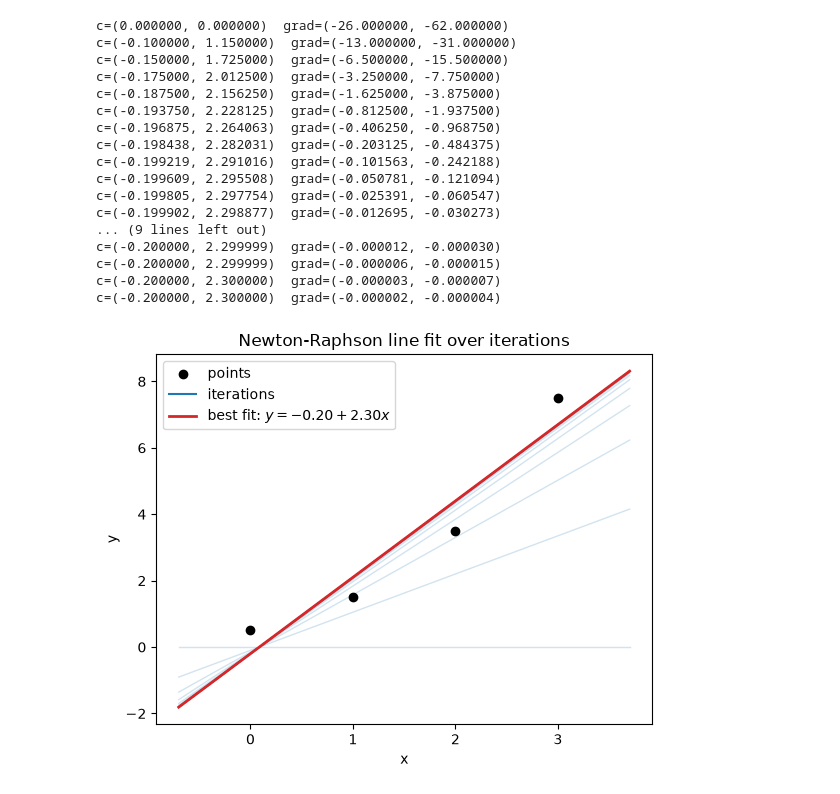
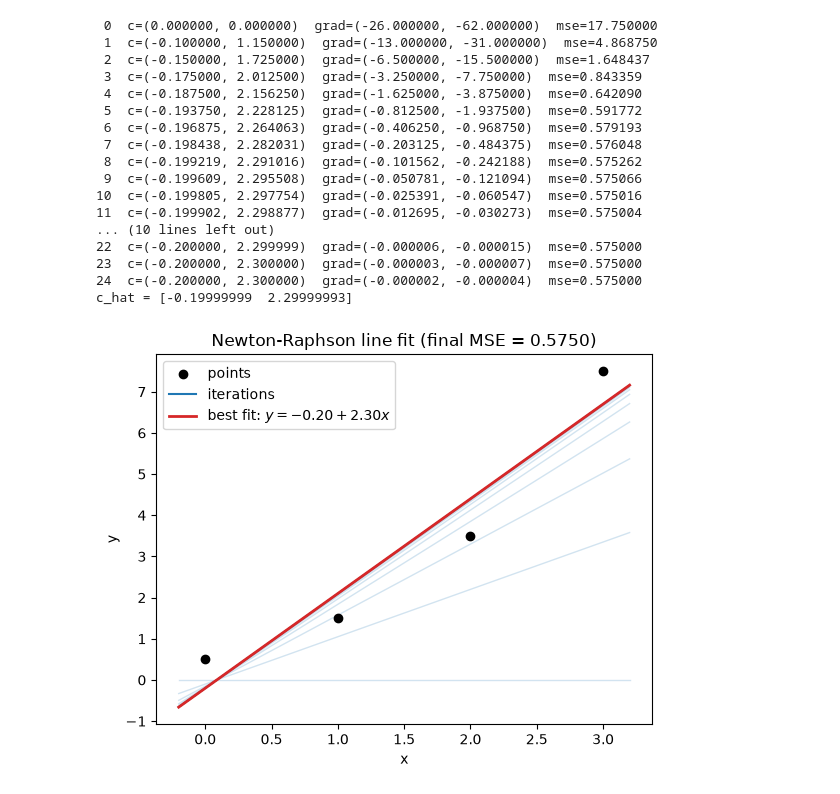
Before and after one commit to helmet323/helmet323.github.io, a Jupyter notebook: 1/fitting-equation.ipynb, the cells around one changed output. Saved outputs shown, nothing was run; the diff lists cells and outputs as text; code cells hidden in the pictures.

```diff
--- a/1/fitting-equation.ipynb
+++ b/1/fitting-equation.ipynb
@@ -54,7 +54,8 @@ plt.show()
 # %%
-def newton_raphson(grad, hess, c0, delta=1.0, tol=1e-7):
+def newton_raphson(grad, hess, c0, mse=None, delta=1.0, tol=1e-7):
     c = np.asarray(c0, float)
-    iterations = [{"c": c.copy(), "grad": grad(c), "step": None}]
+    iterations = [{"c": c.copy(), "grad": grad(c),
+                   "mse": mse(c) if mse else None, "step": None}]
 
     J_inv = np.linalg.inv(hess(c))
     c_new = c - delta * J_inv @ grad(c)
@@ -63,13 +64,16 @@ def newton_raphson(grad, hess, c0, delta=1.0, tol=1e-7):
         step = np.linalg.norm(c_new - c)
         c = c_new
         g = grad(c)
-        iterations.append({"c": c.copy(), "grad": g, "step": step})
+        iterations.append({"c": c.copy(), "grad": g,
+                           "mse": mse(c) if mse else None, "step": step})
         J_inv = np.linalg.inv(hess(c))
         c_new = c - delta * J_inv @ g
 
     return c_new, iterations
 # %%
-points = [(0,0.5),(2,3.5),(1,1.5),(3,7.5)]
+points = [(0, 0.5), (2, 3.5), (1, 1.5), (3, 7.5)]
+x = np.array([p[0] for p in points], float)
+y = np.array([p[1] for p in points], float)
 
 def grad_E(c):
     return np.array([8 * c[0] + 12 * c[1] - 26,
@@ -77,58 +81,58 @@ def grad_E(c):
 
 def hess_E(c):
     return np.array([[8, 12],
-                    [12, 28]], float)
+                     [12, 28]], float)
 
-c, iterations = newton_raphson(grad_E, hess_E, c0=[0, 0], delta=0.5)
+mse = lambda c: np.mean((y - c[0] - c[1] * x) ** 2)
 
-for it in iterations:
-    c = ", ".join(f"{v:.6f}" for v in it["c"])
-    g = ", ".join(f"{v:.6f}" for v in it["grad"])
-    print(f"c=({c})  grad=({g})")
+c_hat, iterations = newton_raphson(grad_E, hess_E, c0=[0, 0], mse=mse, delta=0.5)
+
+for k, it in enumerate(iterations):
+    c_str = ", ".join(f"{v:.6f}" for v in it["c"])
+    g_str = ", ".join(f"{v:.6f}" for v in it["grad"])
+    print(f"{k:2d}  c=({c_str})  grad=({g_str})  mse={it['mse']:.6f}")
+
+print("c_hat =", c_hat)
 # %% [output]
-c=(0.000000, 0.000000)  grad=(-26.000000, -62.000000)
-c=(-0.100000, 1.150000)  grad=(-13.000000, -31.000000)
-c=(-0.150000, 1.725000)  grad=(-6.500000, -15.500000)
-c=(-0.175000, 2.012500)  grad=(-3.250000, -7.750000)
-c=(-0.187500, 2.156250)  grad=(-1.625000, -3.875000)
-c=(-0.193750, 2.228125)  grad=(-0.812500, -1.937500)
-c=(-0.196875, 2.264063)  grad=(-0.406250, -0.968750)
-c=(-0.198438, 2.282031)  grad=(-0.203125, -0.484375)
-c=(-0.199219, 2.291016)  grad=(-0.101563, -0.242188)
-c=(-0.199609, 2.295508)  grad=(-0.050781, -0.121094)
-c=(-0.199805, 2.297754)  grad=(-0.025391, -0.060547)
-c=(-0.199902, 2.298877)  grad=(-0.012695, -0.030273)
-... (9 lines left out)
-c=(-0.200000, 2.299999)  grad=(-0.000012, -0.000030)
-c=(-0.200000, 2.299999)  grad=(-0.000006, -0.000015)
-c=(-0.200000, 2.300000)  grad=(-0.000003, -0.000007)
-c=(-0.200000, 2.300000)  grad=(-0.000002, -0.000004)
+ 0  c=(0.000000, 0.000000)  grad=(-26.000000, -62.000000)  mse=17.750000
+ 1  c=(-0.100000, 1.150000)  grad=(-13.000000, -31.000000)  mse=4.868750
+ 2  c=(-0.150000, 1.725000)  grad=(-6.500000, -15.500000)  mse=1.648437
+ 3  c=(-0.175000, 2.012500)  grad=(-3.250000, -7.750000)  mse=0.843359
+ 4  c=(-0.187500, 2.156250)  grad=(-1.625000, -3.875000)  mse=0.642090
+ 5  c=(-0.193750, 2.228125)  grad=(-0.812500, -1.937500)  mse=0.591772
+ 6  c=(-0.196875, 2.264063)  grad=(-0.406250, -0.968750)  mse=0.579193
+ 7  c=(-0.198438, 2.282031)  grad=(-0.203125, -0.484375)  mse=0.576048
+ 8  c=(-0.199219, 2.291016)  grad=(-0.101562, -0.242188)  mse=0.575262
+ 9  c=(-0.199609, 2.295508)  grad=(-0.050781, -0.121094)  mse=0.575066
+10  c=(-0.199805, 2.297754)  grad=(-0.025391, -0.060547)  mse=0.575016
+11  c=(-0.199902, 2.298877)  grad=(-0.012695, -0.030273)  mse=0.575004
+... (10 lines left out)
+22  c=(-0.200000, 2.299999)  grad=(-0.000006, -0.000015)  mse=0.575000
+23  c=(-0.200000, 2.300000)  grad=(-0.000003, -0.000007)  mse=0.575000
+24  c=(-0.200000, 2.300000)  grad=(-0.000002, -0.000004)  mse=0.575000
+c_hat = [-0.19999999  2.29999993]
 # %%
 xs = np.linspace(x.min() - 0.2, x.max() + 0.2, 100)
-x = np.array([p[0] for p in points], float)
-y = np.array([p[1] for p in points], float)
+mse_final = np.mean((y - c_hat[0] - c_hat[1] * x) ** 2)
 
 plt.scatter(x, y, color="k", zorder=3, label="points")
 for it in iterations:
     ci = it["c"]
     plt.plot(xs, ci[0] + ci[1] * xs, color="C0", lw=1, alpha=0.2)
-
 plt.plot([], [], color="C0", label="iterations")
 
-# best fit: the final iterate
-cb = iterations[-1]["c"]
-plt.plot(xs, cb[0] + cb[1] * xs, color="C3", lw=2,
-        label=rf"best fit: $y = {cb[0]:.2f} + {cb[1]:.2f}x$")
+plt.plot(xs, c_hat[0] + c_hat[1] * xs, color="C3", lw=2,
+         label=rf"best fit: $y = {c_hat[0]:.2f} + {c_hat[1]:.2f}x$")
 
-plt.title("Newton-Raphson line fit over iterations")
+plt.title(f"Newton-Raphson line fit (final MSE = {mse_final:.4f})")
 plt.xlabel("x")
 plt.ylabel("y")
 plt.legend()
 
 plt.savefig("media/line_fit_newton.png", dpi=300, bbox_inches="tight")
 plt.show()
 # %% [output]
-[figure, old version]
+[figure, new version]
 # %%
 points = [(0, 0.5), (2, 3.5), (1, 1.5), (3, 7.5)]
 x = np.array([p[0] for p in points], float)
```
Also changed, not shown: parts of 4 cells of this notebook, 7 other files.
